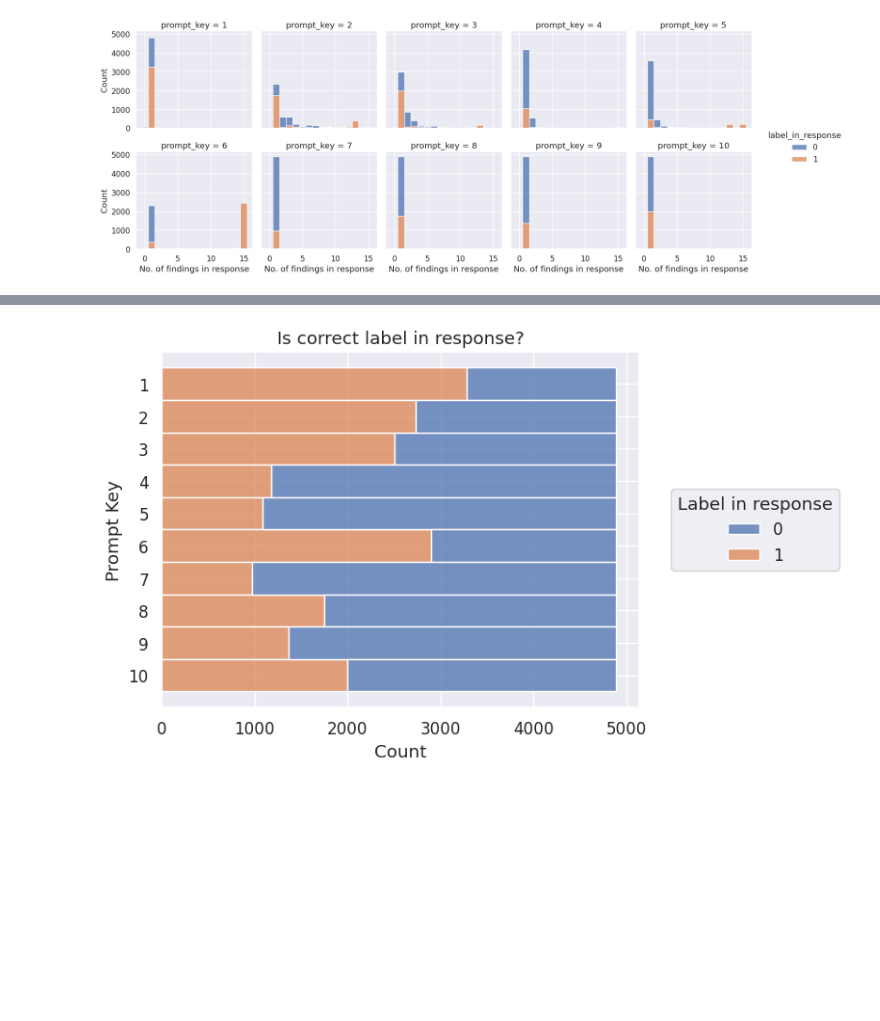
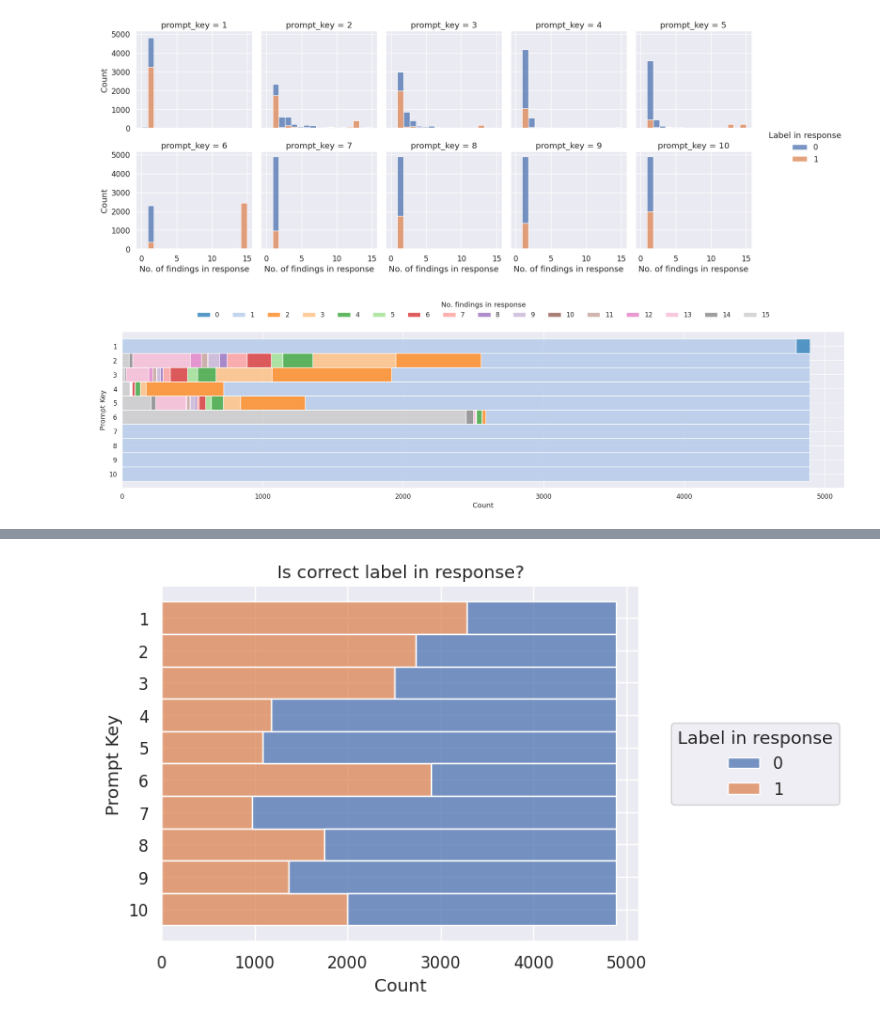
Before and after one commit to mark-rustad/CheXagent, a Jupyter notebook: get_started.ipynb, the cells around one changed output, grey strips where cells are left out. Cells and saved outputs as stored; diff of their text form; code cells hidden in the pictures; blank space fills up the shorter version.

Commit message:
minor update to plots

```diff
--- a/get_started.ipynb
+++ b/get_started.ipynb
@@ -425,6 +413,25 @@ g.tight_layout()
 plt.show()
 # %% [output]
 [figure]
+# %%
+plotdf = results
+plotdf["response_num_findings_grouped"] = plotdf["response_num_findings"].apply(lambda x: 15 if x >= 15 else x)
+
+g = sns.displot(
+    data=plotdf,
+    # data=plotdf[plotdf["finding_labels"] != "No Finding"],
+    y="prompt_key",
+    hue="response_num_findings_grouped",
+    multiple="stack",
+    palette="tab20",
+    aspect=4,
+)
+g.set_axis_labels(x_var="Count", y_var="Prompt Key")
+sns.move_legend(g, "lower center", bbox_to_anchor=(0.44, 1), ncol=16, title="No. findings in response")
+g.tight_layout()
+plt.show()
+# %% [output]
+[figure, added]
 # %%
 plotdf = results
 plotdf["response_num_findings_grouped"] = plotdf["response_num_findings"].apply(lambda x: 15 if x >= 15 else x)
```
Also changed, not shown: parts of 9 cells of this notebook.
